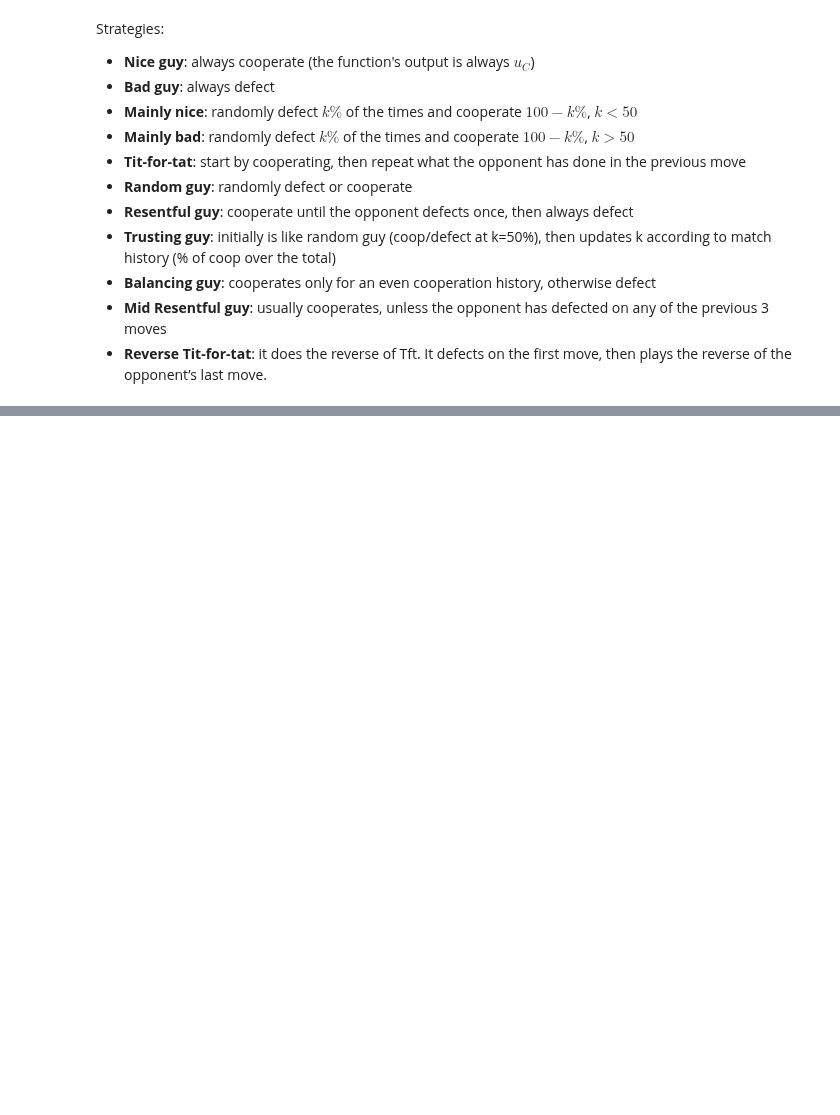
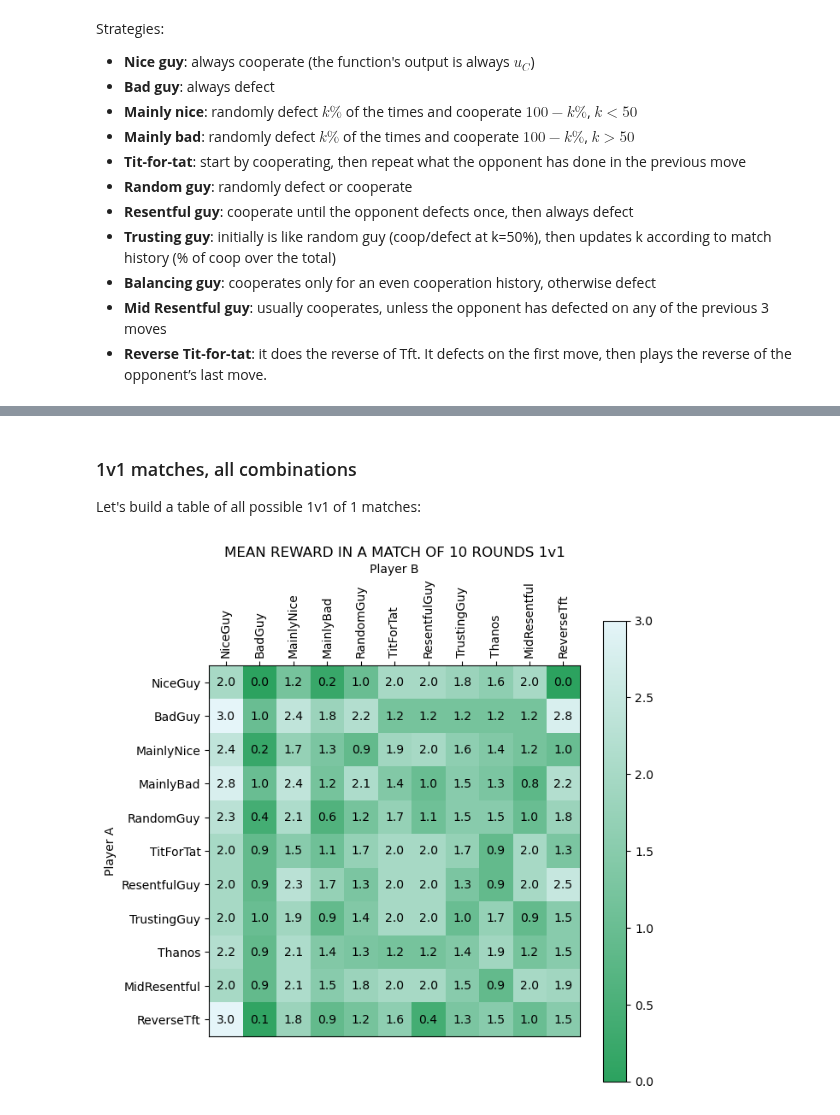
Before and after one commit to LeoPi314/LCP_projects_Y7_Group_4, a Jupyter notebook: round.ipynb, the cells around one changed output, grey strips where cells are left out. Drawn from its saved outputs; the diff is of its cells as text; code cells hidden in the pictures; blank space fills up the shorter version.

```diff
--- a/round.ipynb
+++ b/round.ipynb
@@ -232,0 +243,53 @@ print( match('NiceGuy', 'RandomGuy', [],[], 10) )
+# %% [markdown]
+### 1v1 matches, all combinations
+Let's build a table of all possible 1v1 of 1 matches:
+# %%
+N = 10        # number of rounds
+
+table_rewards = []               # let's initialize the matrix of rewards of 1v1 rounds for all strategies
+table_partial_rewards = []       #  matrix of partial rewards, for the graphs. Its dimensions are (num_strateg)^2 x N^2 x 2
+
+# cycle over all strategies:
+for i, key_1 in enumerate(strategies):
+    table_rewards.append([])             # I add a row for each  strategy
+    for j, key_2 in enumerate(strategies):
+        rew = match(key_1, key_2, N, M = Payoff )   # memo: it return a list of partial rewards
+        table_rewards[i].append(rew[-1][0]/N)       # "/N" is for normalization
+        table_partial_rewards.append(rew)
+#print(table_rewards)
+
+
+# PLOT of matches rewards:
+fig, ax = plt.subplots(1, 1 ,figsize=(7,7))
+# Creiamo una colormap che va da rosso chiaro a rosso scuro
+custom_cmap = mcolors.LinearSegmentedColormap.from_list("custom_blue", ["#2ca25f", "#e5f5f9"])
+graph = ax.imshow(table_rewards, cmap=custom_cmap)
+plt.colorbar(graph)
+# Etichette per gli assi con nomi delle strategie
+strategy_names = list(strategies.keys())
+plt.xticks( ticks=np.arange(len(strategy_names)), labels=strategy_names, rotation=90 )  # rotation for readability
+plt.yticks( ticks=np.arange(len(strategy_names)), labels=strategy_names)
+# Sposta l'asse X in alto
+ax.xaxis.set_label_position('top')
+ax.xaxis.tick_top()
+# Inseriamo i valori nelle celle:
+for i in range(len(strategy_names)):
+    for j in range(len(strategy_names)):
+        plt.text(j, i, str(table_rewards[i][j]), ha='center', va='center', color='black')
+plt.title(f"MEAN REWARD IN A MATCH OF {N} ROUNDS 1v1")
+plt.xlabel("Player B")
+plt.ylabel("Player A")
+plt.show()
+
+# df = pd.DataFrame(table_rewards, index = strategies , columns = strategies)
+# df
+
+
+
+# PLOT of partial rewards to see the evolution:
+#print(table_partial_rewards)
+# x = np.arange(1,N+1)
+# plt.plot(x, table_partial_rewards[0][:][1])
+# print(table_partial_rewards[0][:][0])              #?????????????????????????
+# %% [output]
+[figure, added]
```
Also changed, not shown: parts of 8 cells of this notebook.
